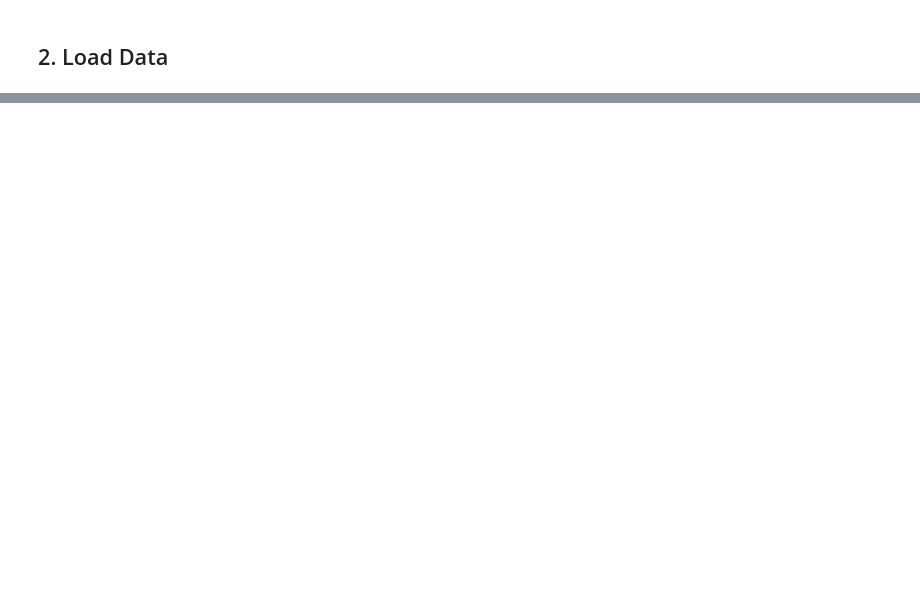
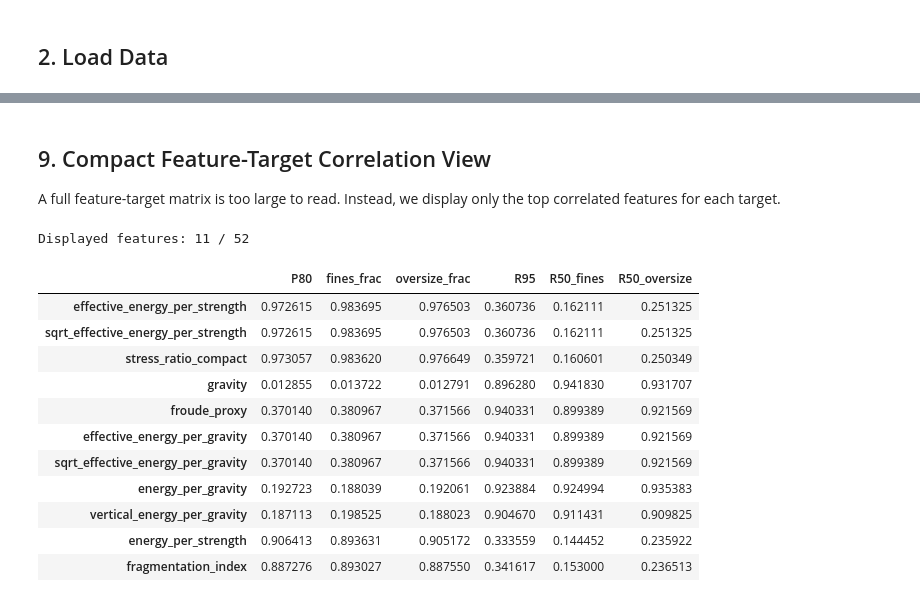
Before and after one commit to alouiyaz78/boom-challenge-ejecta-prediction, a Jupyter notebook: notebooks/02_feature_engineering_analysis.ipynb, the cells around one changed output, grey strips where cells are left out. Drawn from its saved outputs; the diff is of its cells as text; code cells hidden in the pictures; blank space fills up the shorter version.

```diff
--- a/notebooks/02_feature_engineering_analysis.ipynb
+++ b/notebooks/02_feature_engineering_analysis.ipynb
@@ -845,0 +310,47 @@ Normalization is not required for tree-based models, but it is required for line
+# %% [markdown]
+## 9. Compact Feature-Target Correlation View
+
+A full feature-target matrix is too large to read. Instead, we display only the top correlated features for each target.
+# %%
+# Absolute Spearman correlation between engineered features and targets
+corr_with_targets = pd.DataFrame(index=X_fe_train.columns, columns=target_cols, dtype=float)
+
+for feature in X_fe_train.columns:
+    for target in target_cols:
+        corr_with_targets.loc[feature, target] = X_fe_train[feature].corr(
+            labels[target],
+            method="spearman"
+        )
+
+corr_with_targets = corr_with_targets.abs()
+
+# Keep top N correlated features per target, then keep unique feature names
+top_n = 5
+top_features = set()
+
+for target in target_cols:
+    selected = corr_with_targets[target].sort_values(ascending=False).head(top_n).index.tolist()
+    top_features.update(selected)
+
+top_features = list(top_features)
+top_corr_matrix = corr_with_targets.loc[top_features, target_cols].copy()
+
+top_corr_matrix["max_corr"] = top_corr_matrix.max(axis=1)
+top_corr_matrix = top_corr_matrix.sort_values("max_corr", ascending=False).drop(columns="max_corr")
+
+print(f"Displayed features: {top_corr_matrix.shape[0]} / {corr_with_targets.shape[0]}")
+display(top_corr_matrix)
+# %% [output]
+Displayed features: 11 / 52
+|  | P80 | fines_frac | oversize_frac | R95 | R50_fines | R50_oversize |
+| effective_energy_per_strength | 0.972615 | 0.983695 | 0.976503 | 0.360736 | 0.162111 | 0.251325 |
+| sqrt_effective_energy_per_strength | 0.972615 | 0.983695 | 0.976503 | 0.360736 | 0.162111 | 0.251325 |
+| stress_ratio_compact | 0.973057 | 0.983620 | 0.976649 | 0.359721 | 0.160601 | 0.250349 |
+| gravity | 0.012855 | 0.013722 | 0.012791 | 0.896280 | 0.941830 | 0.931707 |
+| froude_proxy | 0.370140 | 0.380967 | 0.371566 | 0.940331 | 0.899389 | 0.921569 |
+| effective_energy_per_gravity | 0.370140 | 0.380967 | 0.371566 | 0.940331 | 0.899389 | 0.921569 |
+| sqrt_effective_energy_per_gravity | 0.370140 | 0.380967 | 0.371566 | 0.940331 | 0.899389 | 0.921569 |
+| energy_per_gravity | 0.192723 | 0.188039 | 0.192061 | 0.923884 | 0.924994 | 0.935383 |
+| vertical_energy_per_gravity | 0.187113 | 0.198525 | 0.188023 | 0.904670 | 0.911431 | 0.909825 |
+| energy_per_strength | 0.906413 | 0.893631 | 0.905172 | 0.333559 | 0.144452 | 0.235922 |
+| fragmentation_index | 0.887276 | 0.893027 | 0.887550 | 0.341617 | 0.153000 | 0.236513 |
```
Also changed, not shown: parts of 62 cells of this notebook, 14 other files.
